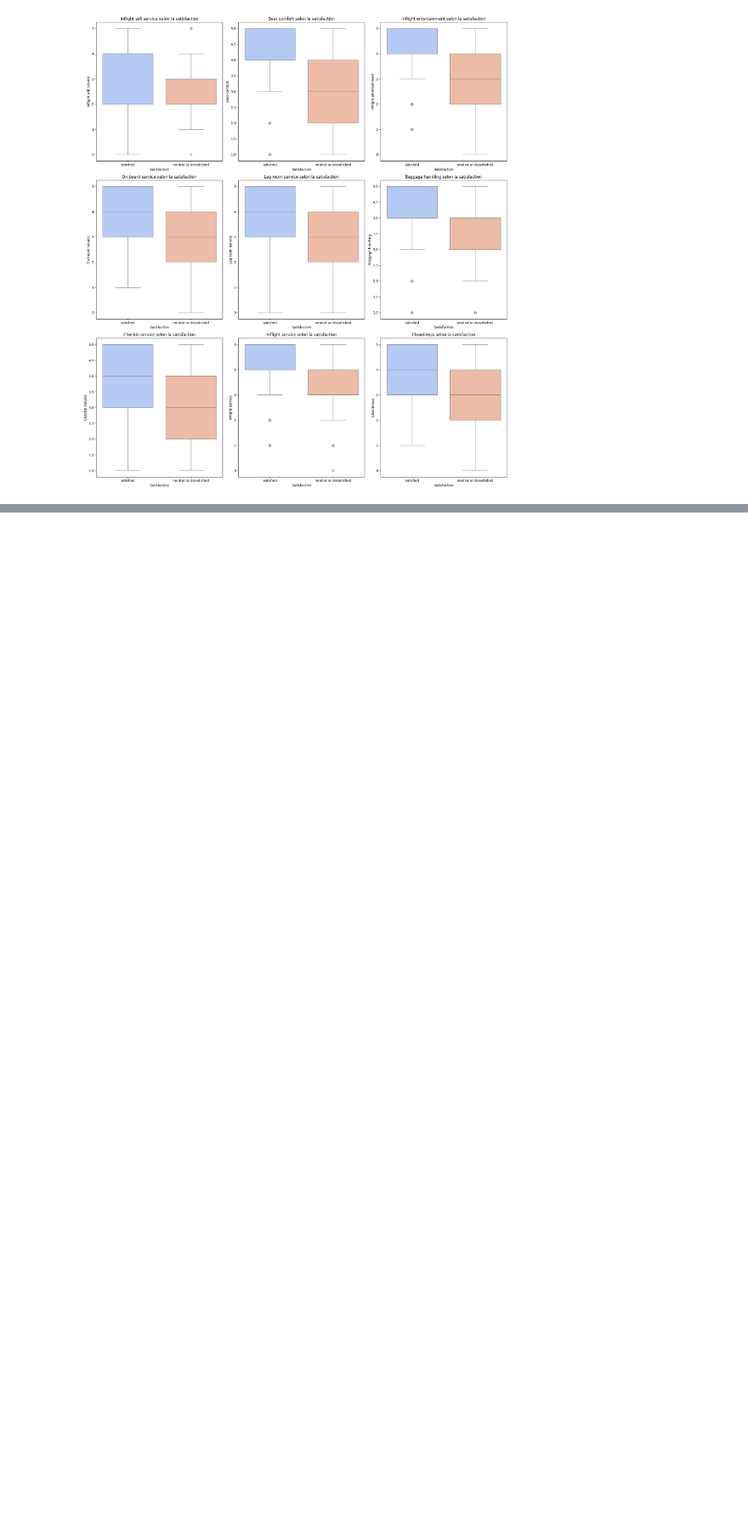
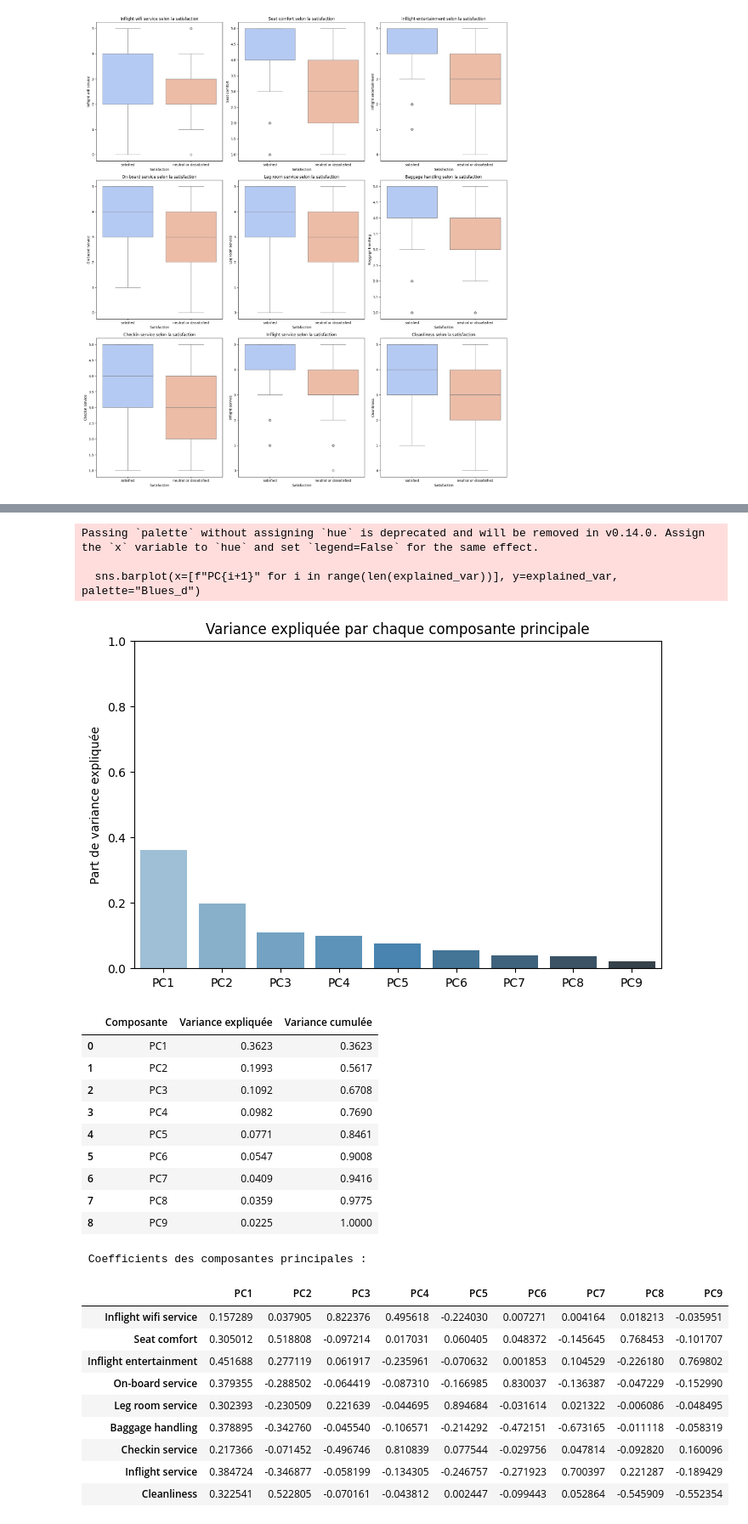
Before and after one commit to Mahdi-toumi/Airline-Customer-Data-Analysis, a Jupyter notebook: Flights/ProjetAnalyseDeDonnees.ipynb, the cells around one changed output, grey strips where cells are left out. Shown at 85% size. Saved outputs shown, nothing was run; the diff lists cells and outputs as text; code cells hidden in the pictures; blank space fills up the shorter version.

```diff
--- a/Flights/ProjetAnalyseDeDonnees.ipynb
+++ b/Flights/ProjetAnalyseDeDonnees.ipynb
@@ -307,0 +422,80 @@ Passing `palette` without assigning `hue` is deprecated and will be removed in v
+# %%
+from sklearn.decomposition import PCA
+from sklearn.preprocessing import StandardScaler
+import matplotlib.pyplot as plt
+import seaborn as sns
+import pandas as pd
+import numpy as np
+
+# 1. Variables de service
+service_vars = [
+    "Inflight wifi service",
+    "Seat comfort",
+    "Inflight entertainment",
+    "On-board service",
+    "Leg room service",
+    "Baggage handling",
+    "Checkin service",
+    "Inflight service",
+    "Cleanliness"
+]
+
+# 2. Données centrées et réduites
+X = df_clean[service_vars]
+X_scaled = StandardScaler().fit_transform(X)
+
+# 3. PCA
+pca = PCA()
+X_pca = pca.fit_transform(X_scaled)
+
+
+# 4. Variance expliquée
+explained_var = pca.explained_variance_ratio_
+
+# 5. Affichage du Scree Plot (courbe des valeurs propres)
+plt.figure(figsize=(8, 5))
+sns.barplot(x=[f"PC{i+1}" for i in range(len(explained_var))], y=explained_var, palette="Blues_d")
+plt.ylabel("Part de variance expliquée")
+plt.title("Variance expliquée par chaque composante principale")
+plt.ylim(0, 1)
+plt.show()
+
+
+# Générer un tableau avec la variance expliquée
+explained_df = pd.DataFrame({
+    "Composante": [f"PC{i+1}" for i in range(len(explained_var))],
+    "Variance expliquée": np.round(explained_var, 4),
+    "Variance cumulée": np.round(np.cumsum(explained_var), 4)
+})
+
+display(explained_df)
+# 6. Composantes principales sous forme de DataFrame
+components_df = pd.DataFrame(pca.components_, columns=service_vars, index=[f"PC{i+1}" for i in range(len(service_vars))])
+print("\n Coefficients des composantes principales :")
+display(components_df.T)
+# %% [output]
+Passing `palette` without assigning `hue` is deprecated and will be removed in v0.14.0. Assign the `x` variable to `hue` and set `legend=False` for the same effect.
+
+  sns.barplot(x=[f"PC{i+1}" for i in range(len(explained_var))], y=explained_var, palette="Blues_d")
+[figure, added]
+|  | Composante | Variance expliquée | Variance cumulée |
+| 0 | PC1 | 0.3623 | 0.3623 |
+| 1 | PC2 | 0.1993 | 0.5617 |
+| 2 | PC3 | 0.1092 | 0.6708 |
+| 3 | PC4 | 0.0982 | 0.7690 |
+| 4 | PC5 | 0.0771 | 0.8461 |
+| 5 | PC6 | 0.0547 | 0.9008 |
+| 6 | PC7 | 0.0409 | 0.9416 |
+| 7 | PC8 | 0.0359 | 0.9775 |
+| 8 | PC9 | 0.0225 | 1.0000 |
+ Coefficients des composantes principales :
+|  | PC1 | PC2 | PC3 | PC4 | PC5 | PC6 | PC7 | PC8 | PC9 |
+| Inflight wifi service | 0.157289 | 0.037905 | 0.822376 | 0.495618 | -0.224030 | 0.007271 | 0.004164 | 0.018213 | -0.035951 |
+| Seat comfort | 0.305012 | 0.518808 | -0.097214 | 0.017031 | 0.060405 | 0.048372 | -0.145645 | 0.768453 | -0.101707 |
+| Inflight entertainment | 0.451688 | 0.277119 | 0.061917 | -0.235961 | -0.070632 | 0.001853 | 0.104529 | -0.226180 | 0.769802 |
+| On-board service | 0.379355 | -0.288502 | -0.064419 | -0.087310 | -0.166985 | 0.830037 | -0.136387 | -0.047229 | -0.152990 |
+| Leg room service | 0.302393 | -0.230509 | 0.221639 | -0.044695 | 0.894684 | -0.031614 | 0.021322 | -0.006086 | -0.048495 |
+| Baggage handling | 0.378895 | -0.342760 | -0.045540 | -0.106571 | -0.214292 | -0.472151 | -0.673165 | -0.011118 | -0.058319 |
+| Checkin service | 0.217366 | -0.071452 | -0.496746 | 0.810839 | 0.077544 | -0.029756 | 0.047814 | -0.092820 | 0.160096 |
+| Inflight service | 0.384724 | -0.346877 | -0.058199 | -0.134305 | -0.246757 | -0.271923 | 0.700397 | 0.221287 | -0.189429 |
+| Cleanliness | 0.322541 | 0.522805 | -0.070161 | -0.043812 | 0.002447 | -0.099443 | 0.052864 | -0.545909 | -0.552354 |
```
Also changed, not shown: parts of 13 cells of this notebook.
